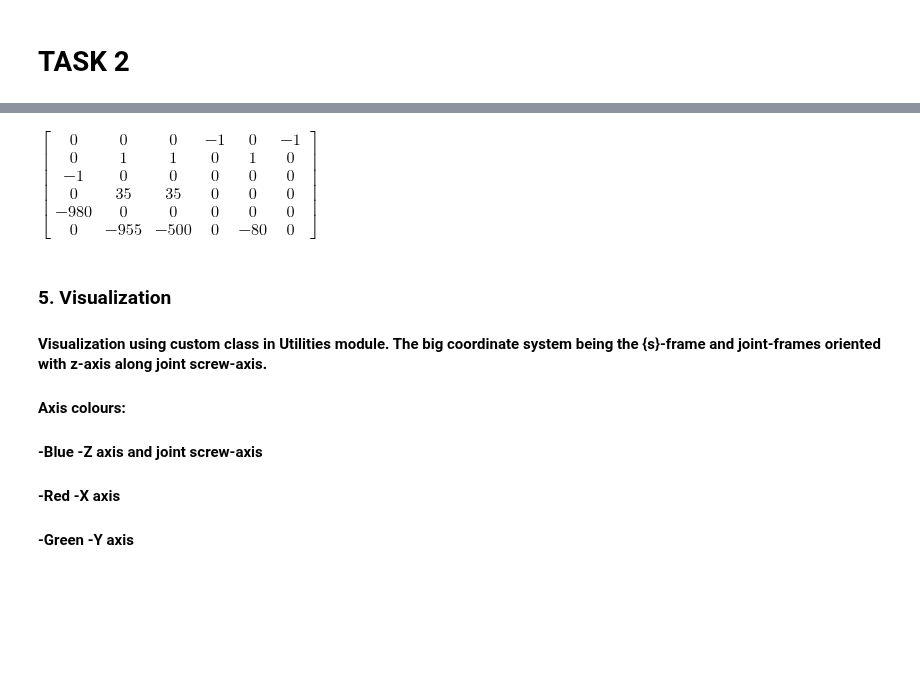
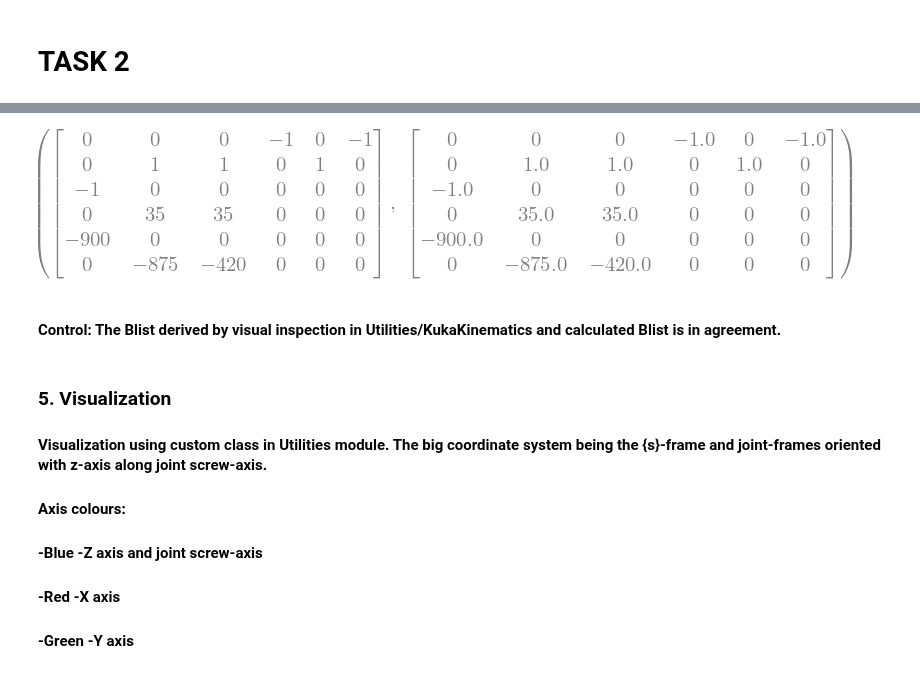
Before and after one commit to BirkHveding/RobotTek, a Jupyter notebook: Task_2.ipynb, the cells around one changed output, grey strips where cells are left out. Saved outputs shown, nothing was run; the diff lists cells and outputs as text; code cells hidden in the pictures; blank space fills up the shorter version.

```diff
--- a/Task_2.ipynb
+++ b/Task_2.ipynb
@@ -94,15 +95,18 @@ $\displaystyle \left[\begin{matrix}0 & 0 & 0 & -1 & 0 & -1\\0 & 1 & 1 & 0 & 1 &
 # %%
-M_inv = mr.TransInv(M)          #Finding inverse of M
+Mb = M6*Tnb                     #Mb = Tsb for robot in zero-config
+M_inv = mr.TransInv(Mb)         #Finding inverse of M
 Ad_M_inv = mr.Adjoint(M_inv)    #Computing [Ad_M^-1]
 
 #Using B_i = [Ad_M^-1]S_i
-S_bp = sp.zeros(6,6)
+Blist2 = sp.zeros(6,6)
 for i in range(6):
-     S_bp[:, i] = Ad_M_inv * S_sp[:, i]
+     Blist2[:, i] = Ad_M_inv @ Slist[:, i]
 
-S_bp
+Blist, Blist2
 # %% [output]
-$\displaystyle \left[\begin{matrix}0 & 0 & 0 & -1 & 0 & -1\\0 & 1 & 1 & 0 & 1 & 0\\-1 & 0 & 0 & 0 & 0 & 0\\0 & 35 & 35 & 0 & 0 & 0\\-980 & 0 & 0 & 0 & 0 & 0\\0 & -955 & -500 & 0 & -80 & 0\end{matrix}\right]$
+[figure, added]
+# %% [markdown]
+####  Control: The Blist derived by visual inspection in Utilities/KukaKinematics and calculated Blist is in agreement.
 # %% [markdown]
 ### 5. Visualization
 #### Visualization using custom class in Utilities module. The big coordinate system being the {s}-frame and joint-frames oriented with z-axis along joint screw-axis.
```
Also changed, not shown: parts of 12 cells of this notebook, 2 other files.
